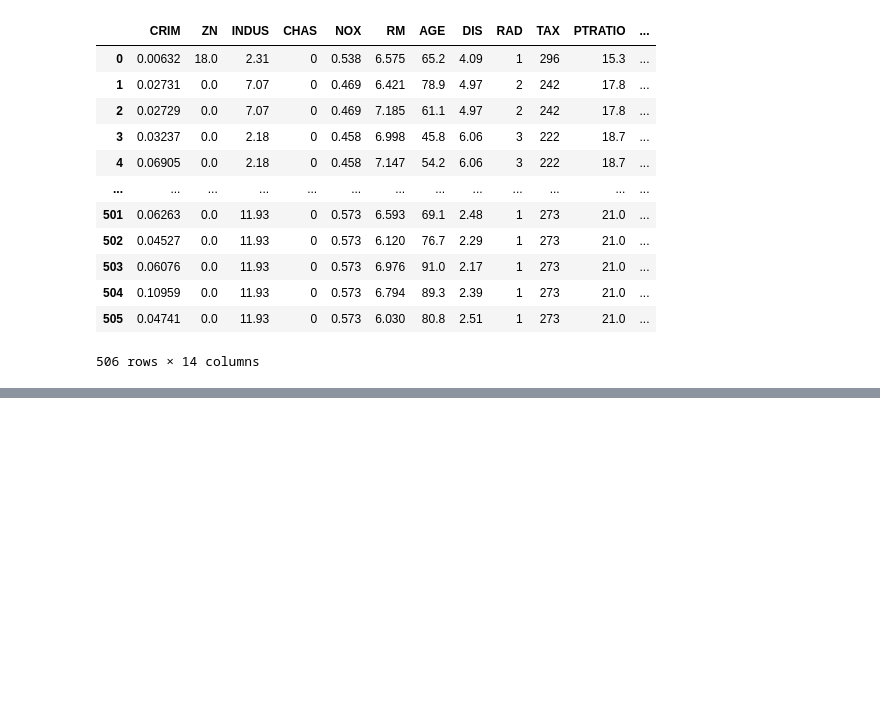
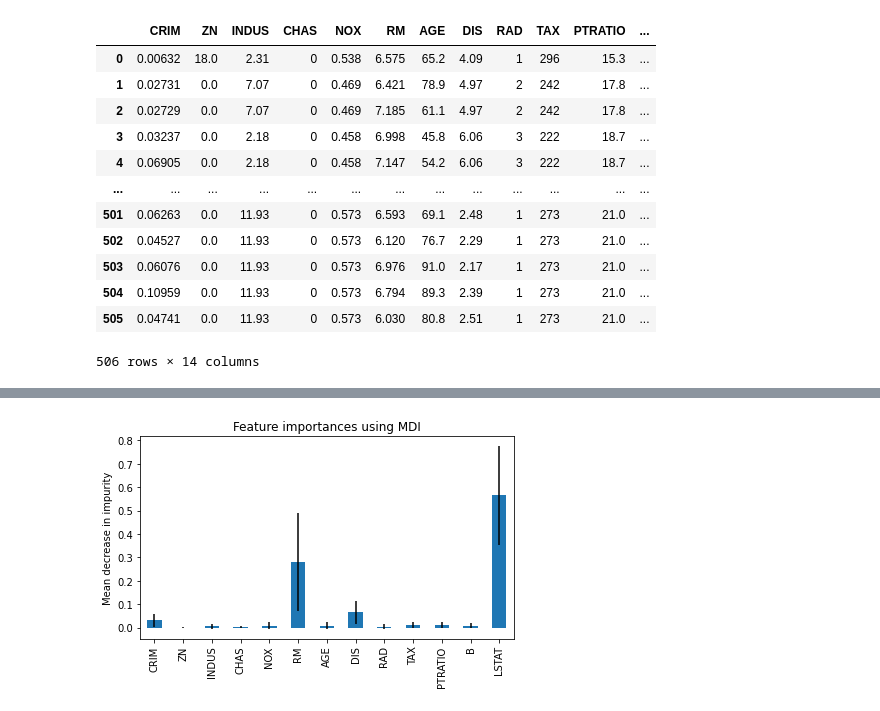
Before and after one commit to samp3209/MachineLearning, a Jupyter notebook: class4_19.ipynb, the cells around one changed output, grey strips where cells are left out. Saved outputs shown, nothing was run; the diff lists cells and outputs as text; code cells hidden in the pictures; blank space fills up the shorter version.

```diff
--- a/class4_19.ipynb
+++ b/class4_19.ipynb
@@ -98,0 +104,5 @@ sns.histplot(data=forest_importances)
+# %%
+rnd_clf = RandomForestRegressor(n_estimators=100, max_leaf_nodes=16, random_state=42)
+rnd_clf.fit(X_train, Y_train)
+
+y_pred_rf = rnd_clf.predict(X_test)
@@ -98,0 +123,7 @@ sns.histplot(data=forest_importances)
+# %%
+start_time = time.time()
+importances = rnd_clf.feature_importances_
+std = np.std([tree.feature_importances_ for tree in rnd_clf.estimators_], axis=0)
+elapsed_time = time.time() - start_time
+
+print(f"Elapsed time to compute the importances: {elapsed_time:.3f} seconds")
@@ -98,0 +132,10 @@ sns.histplot(data=forest_importances)
+# %%
+forest_importances = pd.Series(importances, X_train.columns)
+
+fig, ax = plt.subplots()
+forest_importances.plot.bar(yerr=std, ax=ax)
+ax.set_title("Feature importances using MDI")
+ax.set_ylabel("Mean decrease in impurity")
+fig.tight_layout()
+# %% [output]
+[figure, added]
```
Also changed, not shown: parts of 14 cells of this notebook.
